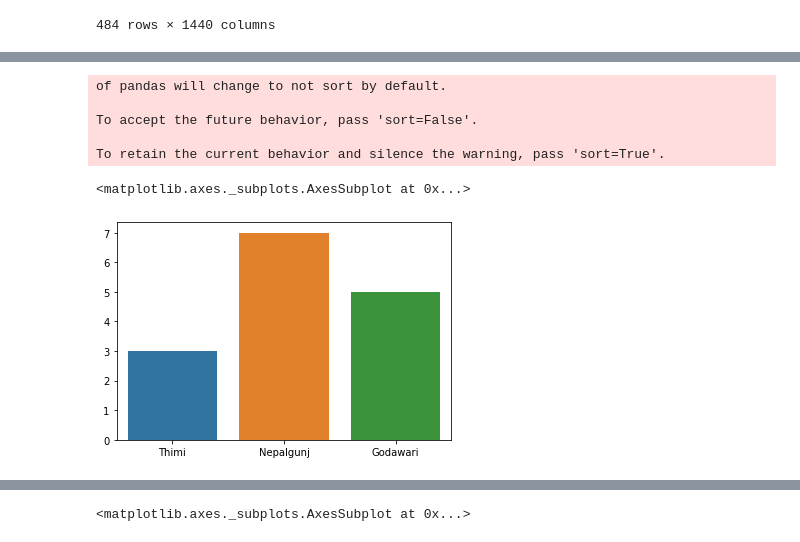
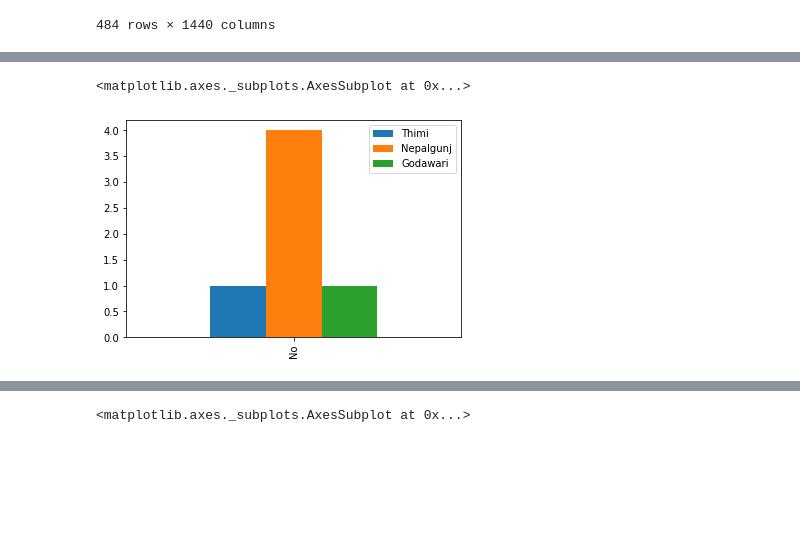
Before and after one commit to kaushu42/everest-hack-the-end, a Jupyter notebook: notebooks/Untitled.ipynb, the cells around one changed output, grey strips where cells are left out. Saved outputs shown, nothing was run; the diff lists cells and outputs as text; code cells hidden in the pictures; blank space fills up the shorter version.

Commit message:
Charts added

```diff
--- a/notebooks/Untitled.ipynb
+++ b/notebooks/Untitled.ipynb
@@ -212,40 +210,35 @@ import seaborn as sns
 # %%
 def expand_categories(values):
     result = []
     s = values.value_counts()
     t = float(len(values))
     for v in s.index:
         result.append("{}:{}%".format(v,round(100*(s[v]/t),2)))
     return "[{}]".format(",".join(result))
 
-text = 'Does this HF have 24 hours delivery service?'
-municipalities = ['Madhyapur thimi (Bhaktapur)', 'Nepalgunj (Banke)', 'Attriya (Kailali)']
+text = 'Postnatal service Service Avaliable'
+municipalities = [1, 2,3]
 final_t = []
 for m in municipalities:
     t = pd.DataFrame()
     x = grouped_df.get_group(m)
     x = x[text]
     temp = x.value_counts()
     t[text] = temp.index
     t[m] = temp.values
     final_t.append(t.set_index(text))
 
 dd = pd.concat(final_t,axis=1)
 dd.columns = ['Thimi','Nepalgunj', 'Godawari']
 dd.index = ['Yes', 'No']
 dd.head()
 dd.fillna(0,inplace=True)
-# dd[:1].plot(kind='bar')
-# dd[1:].plot(kind='bar')
-sns.barplot(data=dd[1:])
+#dd[:1].plot(kind='bar')
+dd[1:].plot(kind='bar')
+#sns.barplot(data=dd[1:])
 # %% [output]
-of pandas will change to not sort by default.
-
-To accept the future behavior, pass 'sort=False'.
-
-To retain the current behavior and silence the warning, pass 'sort=True'.
+<matplotlib.axes._subplots.AxesSubplot at 0x...>
-<matplotlib.axes._subplots.AxesSubplot at 0x...>
-[figure, old version]
+[figure, new version]
 # %%
 text = 'Does this HF have 24 hours delivery service?'
 municipalities = [1, 2, 3]
```
Also changed, not shown: parts of 3 cells of this notebook, 3 other files.
